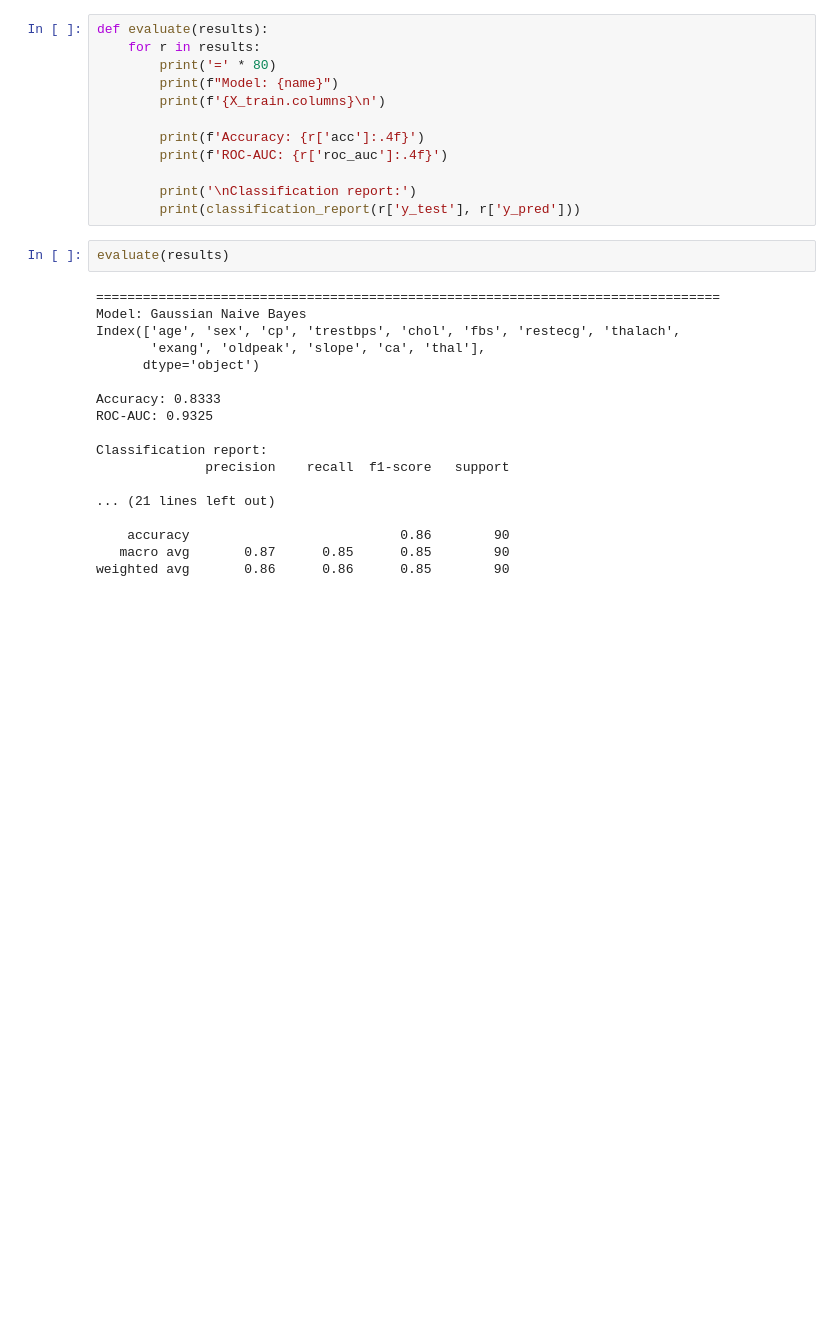
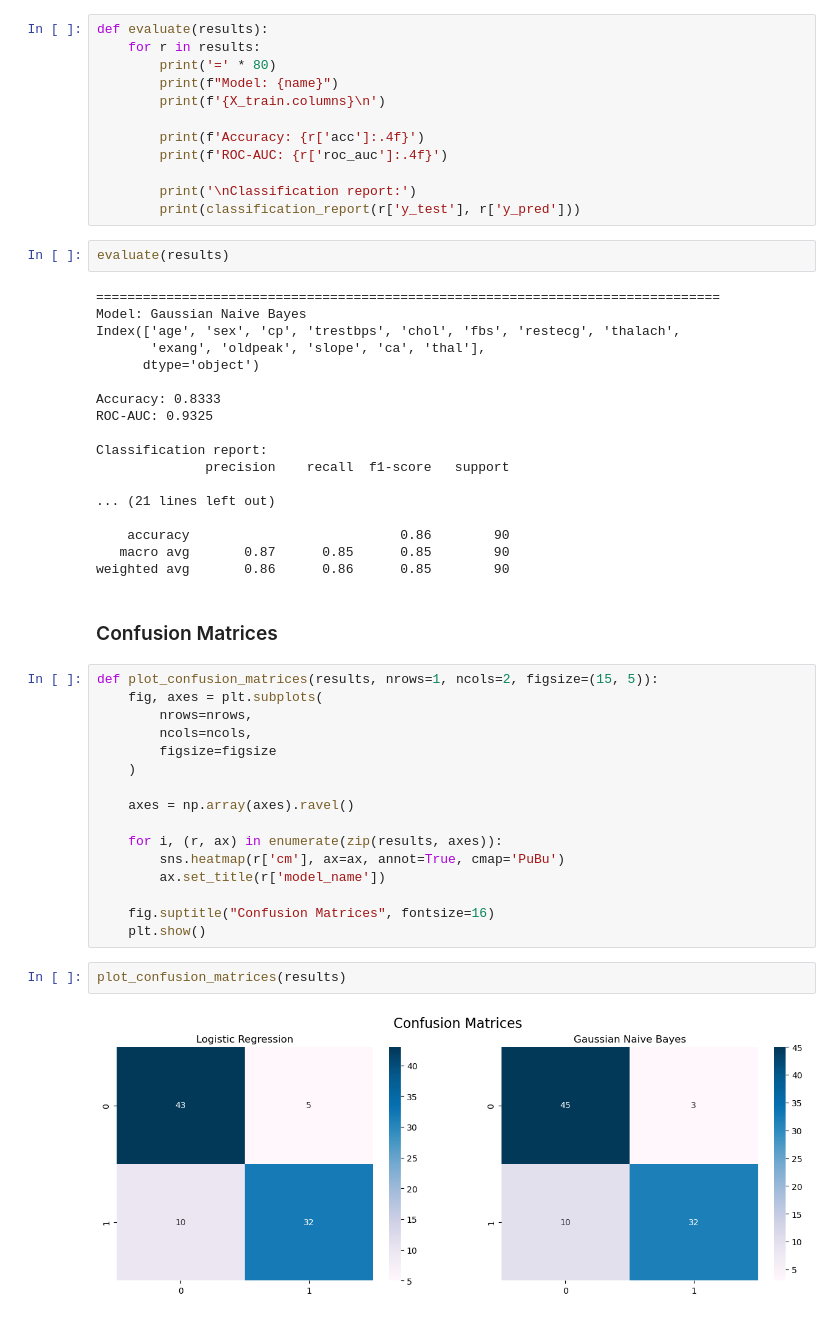
Before and after one commit to vregi/heart-disease-classification, a Jupyter notebook: implementation.ipynb, the cells around one changed output. Drawn from its saved outputs; the diff is of its cells as text; blank space fills up the shorter version.

Commit message:
implementation(evaluation): confusion matrices

```diff
--- a/implementation.ipynb
+++ b/implementation.ipynb
@@ -570,3 +570,25 @@ Classification report:
     accuracy                           0.86        90
    macro avg       0.87      0.85      0.85        90
 weighted avg       0.86      0.86      0.85        90
+# %% [markdown]
+### Confusion Matrices
+# %%
+def plot_confusion_matrices(results, nrows=1, ncols=2, figsize=(15, 5)):
+    fig, axes = plt.subplots(
+        nrows=nrows,
+        ncols=ncols,
+        figsize=figsize
+    )
+
+    axes = np.array(axes).ravel()
+
+    for i, (r, ax) in enumerate(zip(results, axes)):
+        sns.heatmap(r['cm'], ax=ax, annot=True, cmap='PuBu')
+        ax.set_title(r['model_name'])
+
+    fig.suptitle("Confusion Matrices", fontsize=16)
+    plt.show()
+# %%
+plot_confusion_matrices(results)
+# %% [output]
+[figure, added]
```
